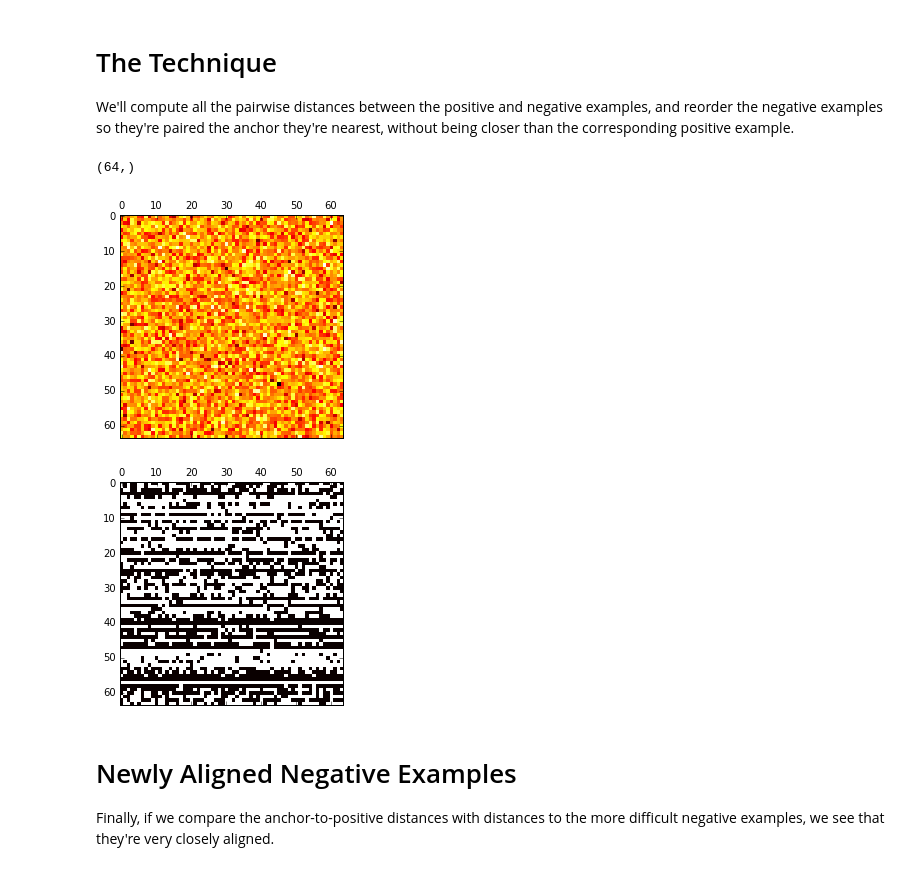
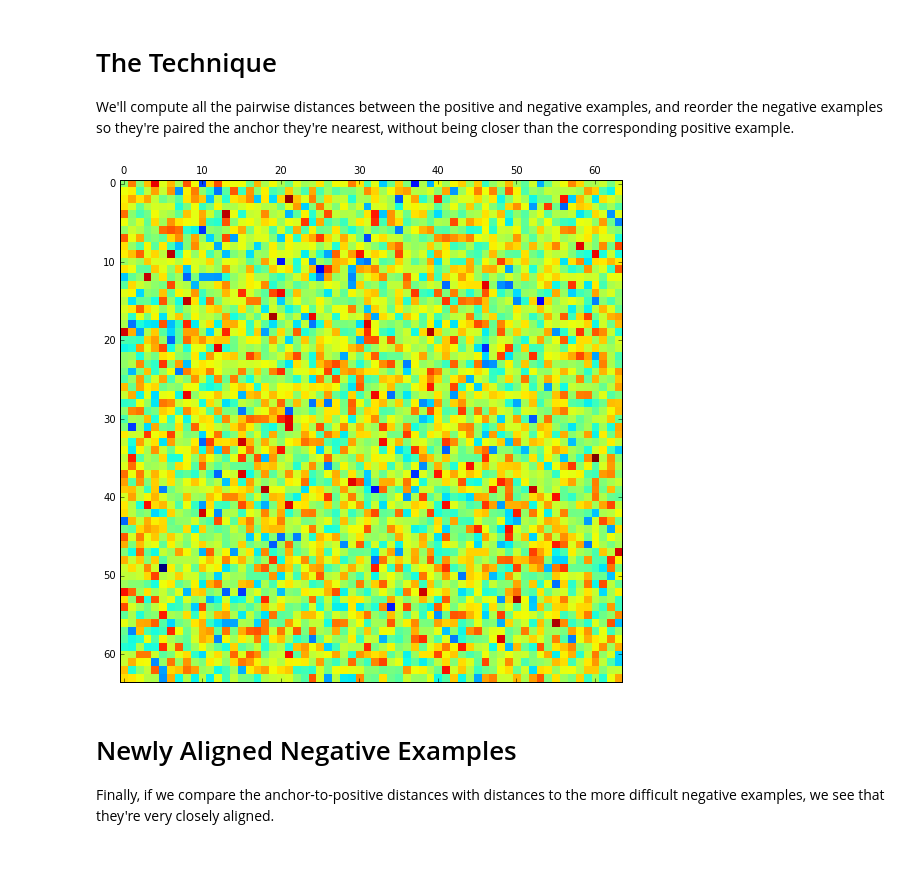
Before and after one commit to JohnVinyard/experiments, a Jupyter notebook: unsupervised-semantic-audio-embeddings/within-batch-semi-hard-negative-mining.ipynb, the cells around one changed output. Drawn from its saved outputs; the diff is of its cells as text; code cells hidden in the pictures.

```diff
--- a/unsupervised-semantic-audio-embeddings/within-batch-semi-hard-negative-mining.ipynb
+++ b/unsupervised-semantic-audio-embeddings/within-batch-semi-hard-negative-mining.ipynb
@@ -7,6 +7,8 @@ In this notebook, we'll get a quick feel for negative mining, the process by whi
 from matplotlib import pyplot as plt
 import numpy as np
 from scipy.spatial.distance import cdist
+import matplotlib
+matplotlib.rcParams['figure.figsize'] = (9.0, 9.0)
 
 batch_size = 64
 n_dim = 128
@@ -51,24 +55,20 @@ We'll compute all the pairwise distances between the positive and negative examp
 # %%
 # compute the distance between every possible (anchor, negative) pair
 dist_matrix = cdist(anchors, negatives)
-plt.matshow(dist_matrix, cmap='hot')
+plt.matshow(dist_matrix)
 
 # subtract the anchor-to-positive distances, and clip negative values,
 # since we don't want to choose negatives that are closer than the
 # positives
 diff = dist_matrix - anchor_to_positive_distances[:, None]
 FLOAT_MAX = np.finfo(diff.dtype).max
 diff[diff <= 0] = FLOAT_MAX
-plt.matshow(diff, cmap='hot')
 
 # For each anchor, find the negative example that is closest, without
 # being closer than the positive example
 indices = np.argmin(diff, axis=-1)
-print indices.shape
 # %% [output]
-(64,)
-[figure, old version]
+[figure, new version]
-[figure, removed]
 # %% [markdown]
 # Newly Aligned Negative Examples
 
```
Also changed, not shown: parts of 2 cells of this notebook, 1 other file.
